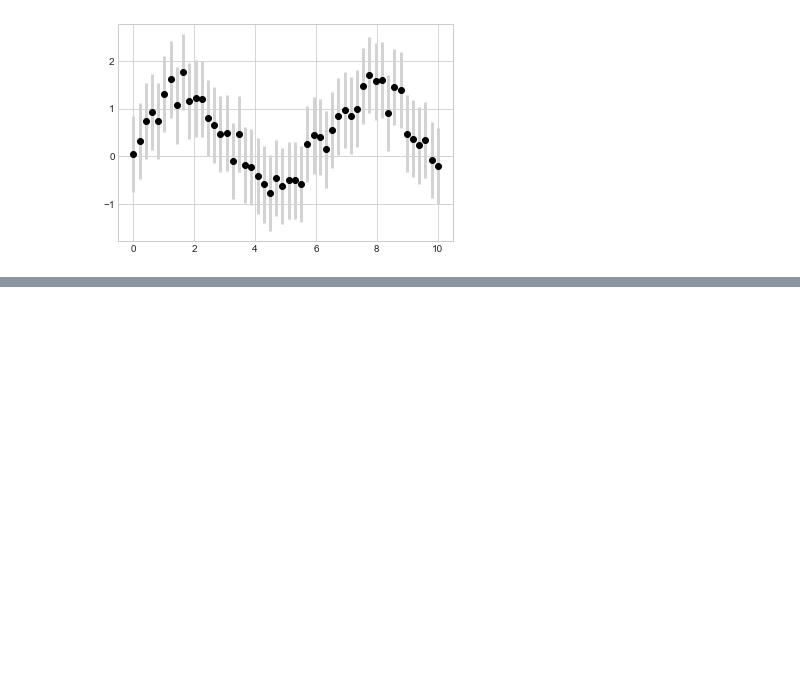
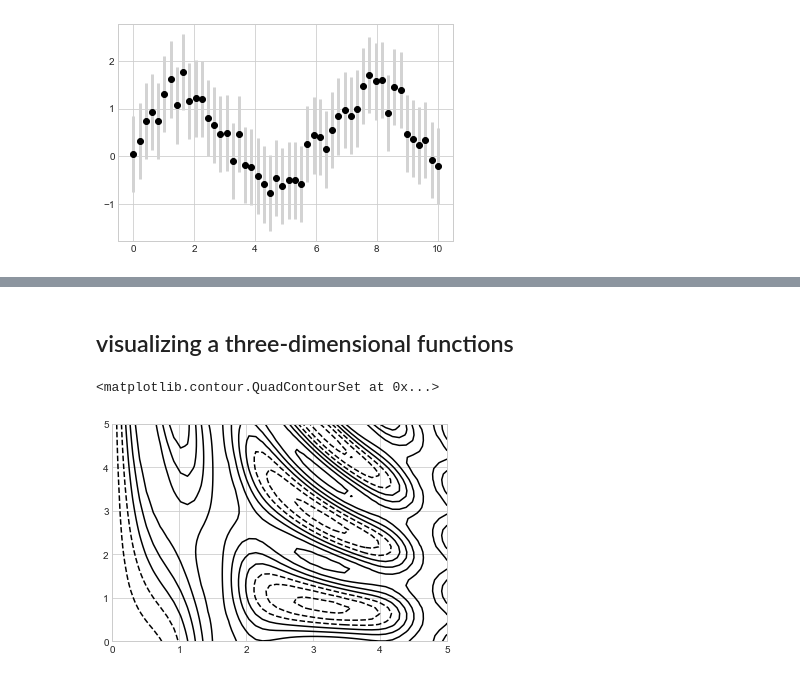
Before and after one commit to SpIIIII/jupyter-repo, a Jupyter notebook: Python Data Science Cookbook/Main.ipynb, the cells around one changed output, grey strips where cells are left out. Saved outputs shown, nothing was run; the diff lists cells and outputs as text; code cells hidden in the pictures; blank space fills up the shorter version.

```diff
--- a/Python Data Science Cookbook/Main.ipynb
+++ b/Python Data Science Cookbook/Main.ipynb
@@ -561,0 +588,15 @@ plt.errorbar(x,y,yerr=dy,fmt='o',color = 'black',ecolor = 'lightgray',elinewidth
+# %% [markdown]
+## visualizing a three-dimensional functions
+# %%
+def f(x,y):
+    return np.sin(x) ** 10 + np.cos(10+ y*x) * np.cos(x)
+# %%
+x = np.linspace(0,5,50)
+y = np.linspace(0,5,40)
+
+X,Y = np.meshgrid(x,y)
+Z = f(X,Y)
+plt.contour(X,Y,Z, colors = 'black')
+# %% [output]
+<matplotlib.contour.QuadContourSet at 0x...>
+[figure, added]
```
Also changed, not shown: parts of 5 cells of this notebook.
